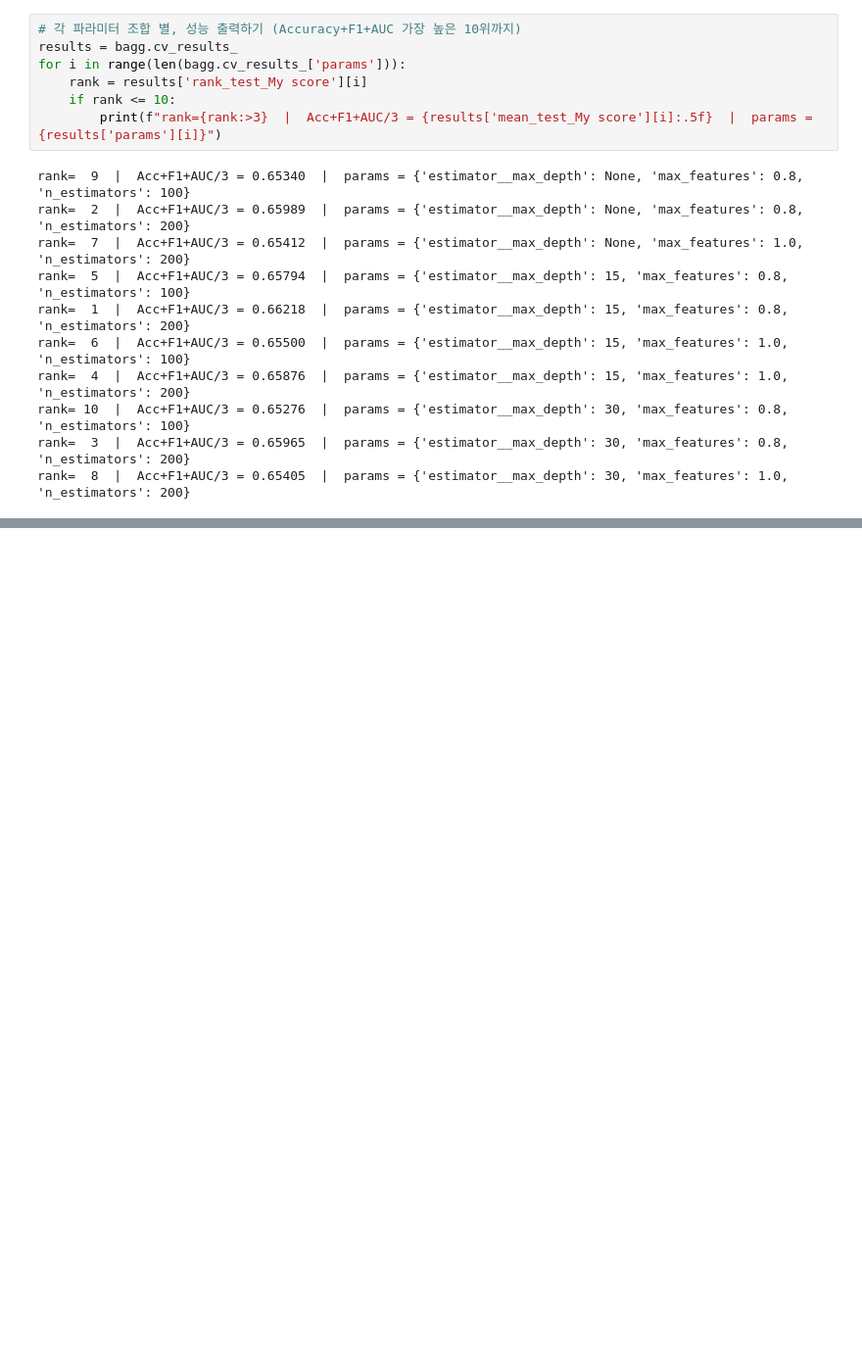
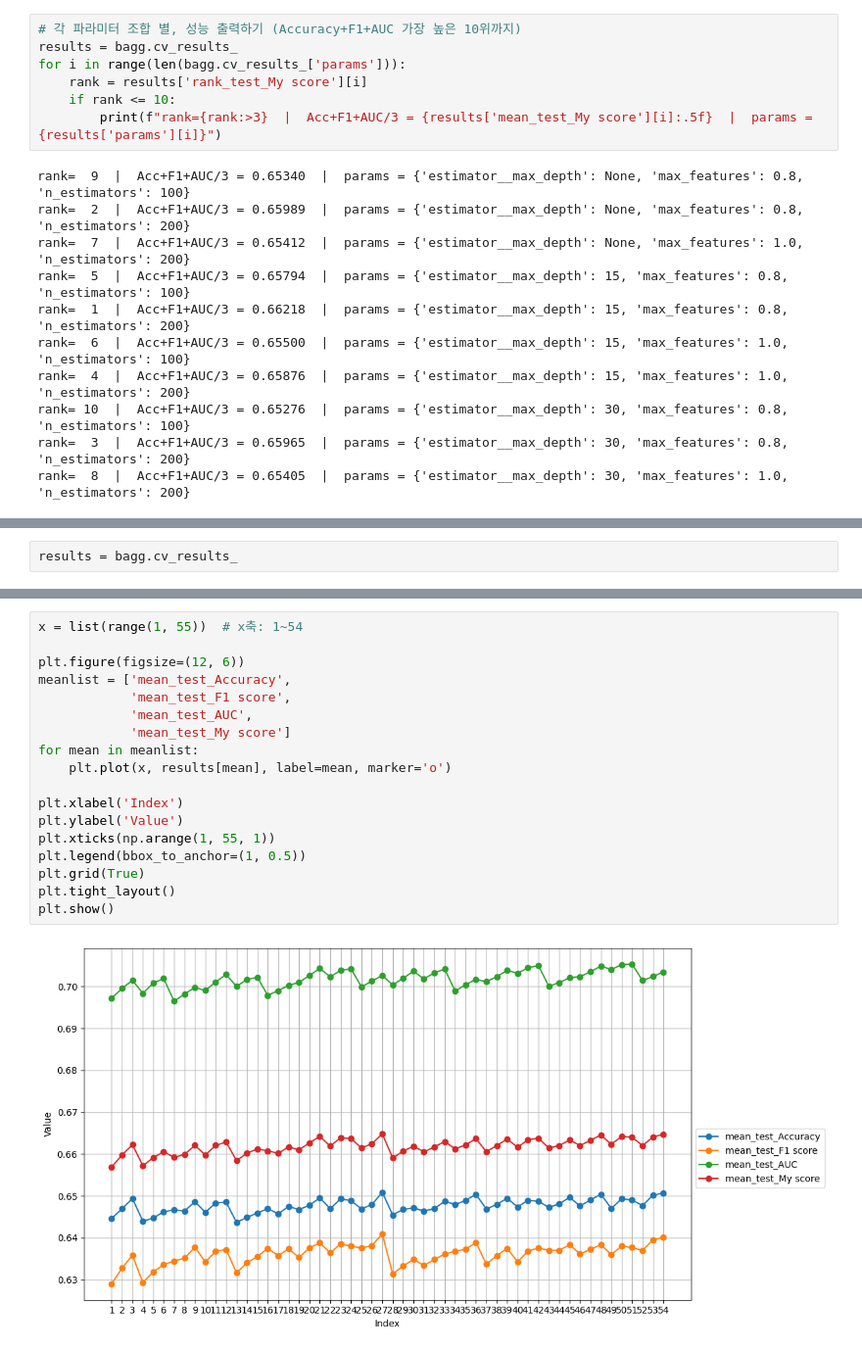
Before and after one commit to Pattern-Recognition-25-1/modeling, a Jupyter notebook: Bagging_gscv_v0.ipynb, the cells around one changed output, grey strips where cells are left out. Shown: that part at 98% size. Cells and saved outputs as stored; diff of their text form; blank space fills up the shorter version.

```diff
--- a/Bagging_gscv_v0.ipynb
+++ b/Bagging_gscv_v0.ipynb
@@ -457,0 +547,2 @@ rank=  8  |  Acc+F1+AUC/3 = 0.65405  |  params = {'estimator__max_depth': 30, 'm
+# %%
+results = bagg.cv_results_
@@ -457,0 +576,20 @@ rank=  8  |  Acc+F1+AUC/3 = 0.65405  |  params = {'estimator__max_depth': 30, 'm
+# %%
+x = list(range(1, 55))  # x축: 1~54
+
+plt.figure(figsize=(12, 6))
+meanlist = ['mean_test_Accuracy',
+            'mean_test_F1 score',
+            'mean_test_AUC',
+            'mean_test_My score']
+for mean in meanlist:
+    plt.plot(x, results[mean], label=mean, marker='o')
+
+plt.xlabel('Index')
+plt.ylabel('Value')
+plt.xticks(np.arange(1, 55, 1))
+plt.legend(bbox_to_anchor=(1, 0.5))
+plt.grid(True)
+plt.tight_layout()
+plt.show()
+# %% [output]
+[figure, added]
```
Also changed, not shown: parts of 15 cells of this notebook.
